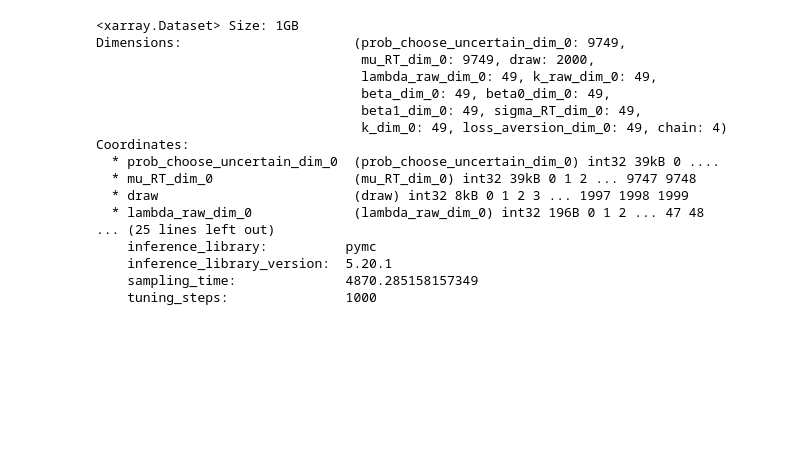
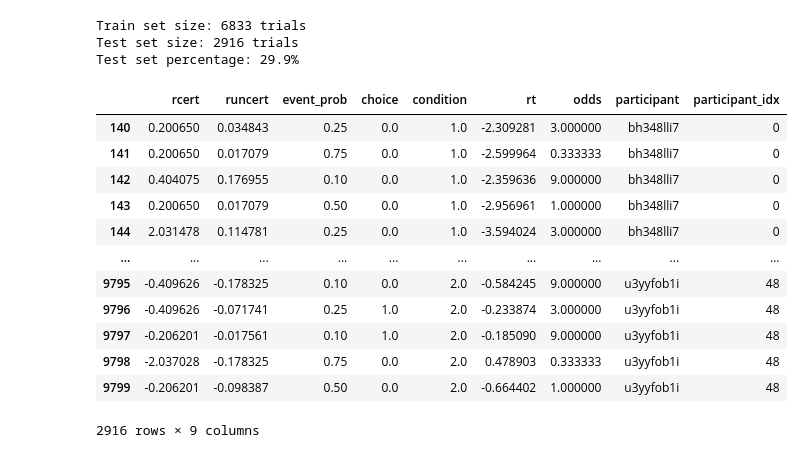
Before and after one commit to PrioteasaAndrei/comp-cogsci-delay-discounting, a Jupyter notebook: src/probabilistic_discounting_prediction.ipynb, the cells around one changed output. Cells and saved outputs as stored; diff of their text form; code cells hidden in the pictures; blank space fills up the shorter version.

Commit message:
final version

```diff
--- a/src/probabilistic_discounting_prediction.ipynb
+++ b/src/probabilistic_discounting_prediction.ipynb
@@ -6,29 +6,27 @@ import pytensor.tensor as pt  # Import PyTensor (Theano backend)
 # %%
 df, scaling_factors = read_dd_data('../data/PD_data', standardize=True, reduced_data=False)
 
-# Extract participant information
+df_train, df_test = split_train_test(df, test_size=0.3) # consistent across runs
+df = df_test
+
 participants = df["participant"].unique()
-n_participants = len(participants)
+# %% [output]
+Train set size: 6833 trials
+Test set size: 2916 trials
+Test set percentage: 29.9%
-# %%
-# Load the saved trace
-import xarray as xr
-trace = xr.open_dataset("probabilistic_discounting_trace.nc")
-trace
-# %% [output]
-<xarray.Dataset> Size: 1GB
-Dimensions:                      (prob_choose_uncertain_dim_0: 9749,
-                                  mu_RT_dim_0: 9749, draw: 2000,
-                                  lambda_raw_dim_0: 49, k_raw_dim_0: 49,
-                                  beta_dim_0: 49, beta0_dim_0: 49,
-                                  beta1_dim_0: 49, sigma_RT_dim_0: 49,
-                                  k_dim_0: 49, loss_aversion_dim_0: 49, chain: 4)
-Coordinates:
-  * prob_choose_uncertain_dim_0  (prob_choose_uncertain_dim_0) int32 39kB 0 ....
-  * mu_RT_dim_0                  (mu_RT_dim_0) int32 39kB 0 1 2 ... 9747 9748
-  * draw                         (draw) int32 8kB 0 1 2 3 ... 1997 1998 1999
-  * lambda_raw_dim_0             (lambda_raw_dim_0) int32 196B 0 1 2 ... 47 48
-... (25 lines left out)
-    inference_library:          pymc
-    inference_library_version:  5.20.1
-    sampling_time:              4870.285158157349
-    tuning_steps:               1000
+# %%
+df
+# %% [output]
+|  | rcert | runcert | event_prob | choice | condition | rt | odds | participant | participant_idx |
+| 140 | 0.200650 | 0.034843 | 0.25 | 0.0 | 1.0 | -2.309281 | 3.000000 | bh348lli7 | 0 |
+| 141 | 0.200650 | 0.017079 | 0.75 | 0.0 | 1.0 | -2.599964 | 0.333333 | bh348lli7 | 0 |
+| 142 | 0.404075 | 0.176955 | 0.10 | 0.0 | 1.0 | -2.359636 | 9.000000 | bh348lli7 | 0 |
+| 143 | 0.200650 | 0.017079 | 0.50 | 0.0 | 1.0 | -2.956961 | 1.000000 | bh348lli7 | 0 |
+| 144 | 2.031478 | 0.114781 | 0.25 | 0.0 | 1.0 | -3.594024 | 3.000000 | bh348lli7 | 0 |
+| ... | ... | ... | ... | ... | ... | ... | ... | ... | ... |
+| 9795 | -0.409626 | -0.178325 | 0.10 | 0.0 | 2.0 | -0.584245 | 9.000000 | u3yyfob1i | 48 |
+| 9796 | -0.409626 | -0.071741 | 0.25 | 1.0 | 2.0 | -0.233874 | 3.000000 | u3yyfob1i | 48 |
+| 9797 | -0.206201 | -0.017561 | 0.10 | 1.0 | 2.0 | -0.185090 | 9.000000 | u3yyfob1i | 48 |
+| 9798 | -2.037028 | -0.178325 | 0.75 | 0.0 | 2.0 | 0.478903 | 0.333333 | u3yyfob1i | 48 |
+| 9799 | -0.206201 | -0.098387 | 0.50 | 0.0 | 2.0 | -0.664402 | 1.000000 | u3yyfob1i | 48 |
+2916 rows × 9 columns
```
Also changed, not shown: parts of 10 cells of this notebook, 7 other files.
